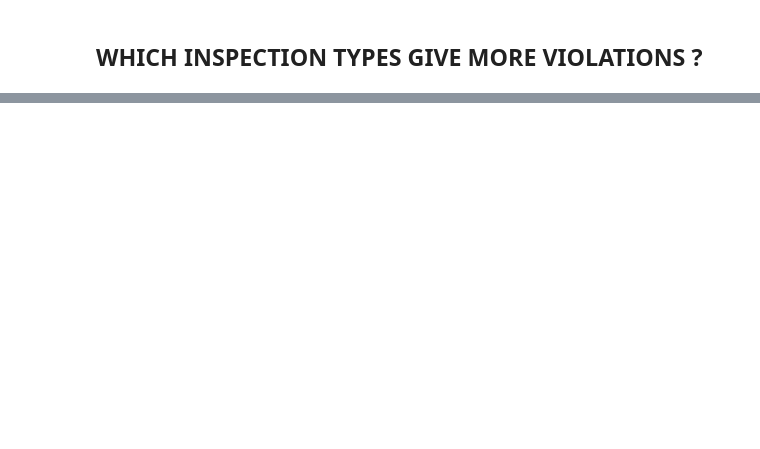
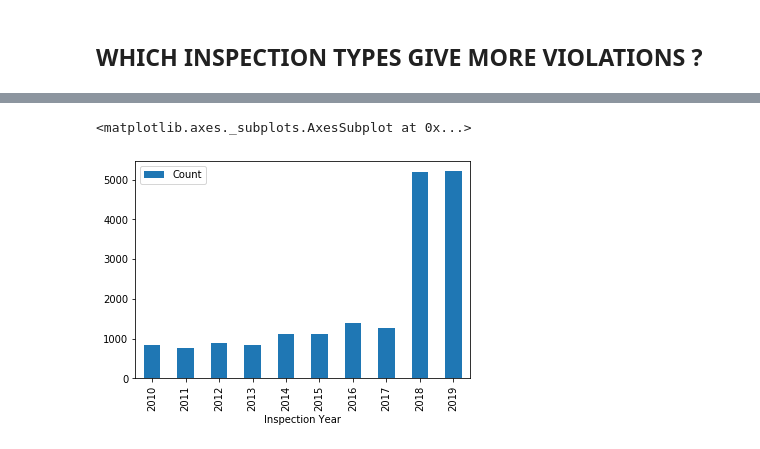
Before and after one commit to VodopaDev/CS401-Chicago-Crime-Analysis, a Jupyter notebook: violations.ipynb, the cells around one changed output, grey strips where cells are left out. Drawn from its saved outputs; the diff is of its cells as text; code cells hidden in the pictures; blank space fills up the shorter version.

Commit message:
Add analysis on number of infestations

```diff
--- a/violations.ipynb
+++ b/violations.ipynb
@@ -383,0 +386,4 @@ mean_nb_violations_by_risk
+# %%
+invasion_id = '3'
+df_violations_infestation = df_violation_ids[df_violation_ids.apply(lambda x: invasion_id in x['Violation IDs'], axis=1)]
+df_violations_infestation.head(3)
@@ -383,0 +396,19 @@ mean_nb_violations_by_risk
+# %%
+nb_infestations_by_date = df_violations_infestation[['Inspection Date', 'Inspection ID']].groupby('Inspection Date').count().rename(columns={'Inspection ID': 'Count'})
+nb_infestations_by_date.plot.bar()
+
+ax = plt.gca()
+plt.gcf().autofmt_xdate()
+ax.set_xticklabels([dt.strftime('%Y-%m-%d') for dt in nb_infestations_by_date.index])
+for i, tick in enumerate(ax.xaxis.get_major_ticks()):
+    if (i % (24*7) != 0): # 1 week
+        tick.set_visible(False)
+# %%
+nb_infestations_by_year = nb_infestations_by_date.copy().reset_index()
+nb_infestations_by_year['Inspection Date'] = nb_infestations_by_year['Inspection Date'].apply(lambda x: x.year)
+nb_infestations_by_year.rename(columns={'Inspection Date' : 'Inspection Year'}, inplace=True)
+nb_infestations_by_year = nb_infestations_by_year.groupby('Inspection Year').sum()
+nb_infestations_by_year.plot.bar()
+# %% [output]
+<matplotlib.axes._subplots.AxesSubplot at 0x...>
+[figure, added]
```
Also changed, not shown: parts of 3 cells of this notebook.
